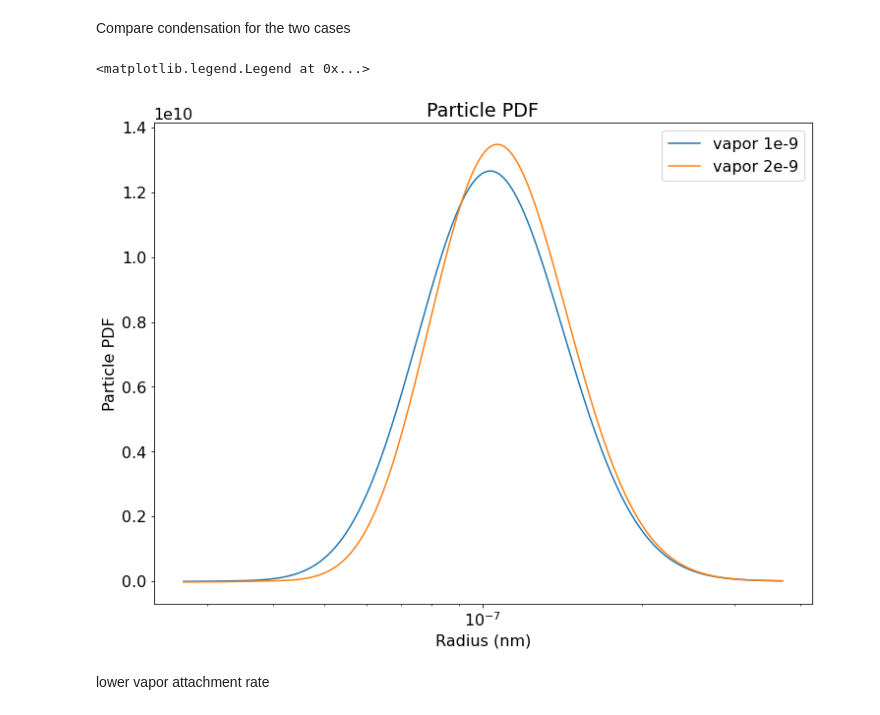
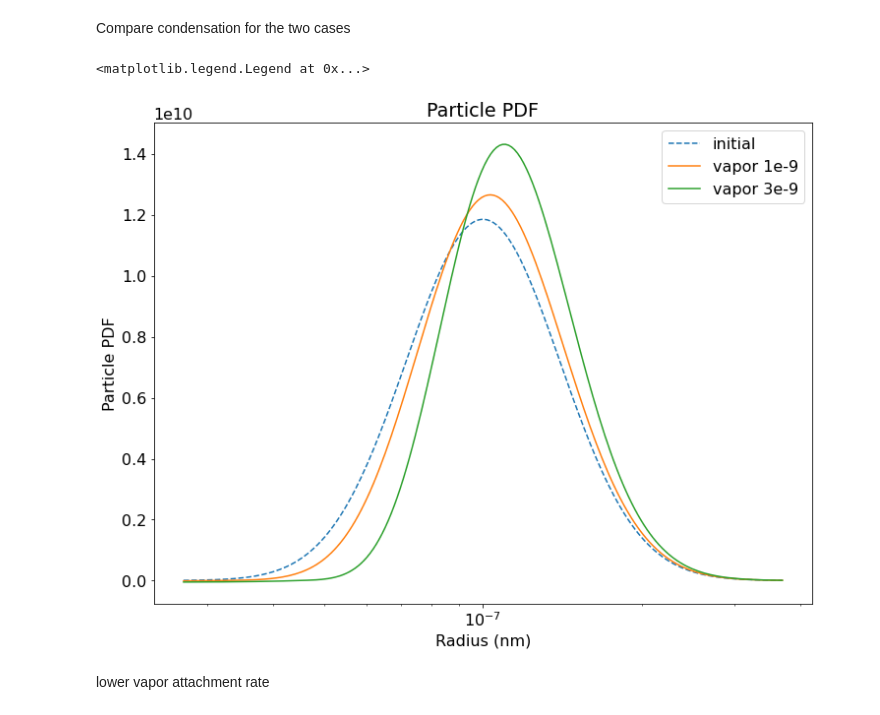
Before and after one commit to Gorkowski/Atmospheric_Science_Class, a Jupyter notebook: Classes/Part2/Lec_condensation_nucleation.ipynb, the cells around one changed output. Cells and saved outputs as stored; diff of their text form; code cells hidden in the pictures.

```diff
--- a/Classes/Part2/Lec_condensation_nucleation.ipynb
+++ b/Classes/Part2/Lec_condensation_nucleation.ipynb
@@ -114,7 +116,7 @@ specifics_low = {
     "vapor_concentration": 1e-9, # /cc
     "particle_formation_rate": 0,
     "vapor_attachment": 1,
-    "coagulation": 0,
+    "do_coag":0,
 }
 
 part_dist_low= Particle( **specifics_low)
@@ -124,14 +126,14 @@ sols_low = s_low.solution()
 
 
 fig, ax = plt.subplots()
-ax.semilogx(part_dist_low.particle_radius.m, sols_low[0]*part_dist_low.particle_radius.m, label="initial")
+ax.semilogx(part_dist_low.particle_radius.m, sols_low[0]*part_dist_low.particle_radius.m, label="initial", linestyle='dashed')
 ax.semilogx(part_dist_low.particle_radius.m, sols_low[1]*part_dist_low.particle_radius.m, label="mid")
 ax.semilogx(part_dist_low.particle_radius.m, sols_low[-1]*part_dist_low.particle_radius.m, label="end")
 ax.set_xlabel("Radius (nm)")
-ax.set_ylabel("Particle PDF")
-ax.set_title("Particle PDF")
+ax.set_ylabel("Particle [#/m3]")
+ax.set_title("Particle [#/m3]")
 ax.legend()
 
-# 2 min runtime
+# 1 min runtime
 # %% [output]
 <matplotlib.legend.Legend at 0x...>
@@ -149,10 +151,10 @@ specifics_mid = {
     "nparticles": 1e4, # 1e4 #
     "volume": 1e-6, # /cc
     "spacing": 'logspace',
-    "vapor_concentration": 2e-9, # /cc
+    "vapor_concentration": 3e-9, # /cc
     "particle_formation_rate": 0,
     "vapor_attachment": 1,
-    "coagulation": 0,
+    "do_coag":0,
 }
 
 part_dist_mid= Particle( **specifics_mid)
@@ -162,13 +164,13 @@ sols_mid = s_mid.solution()
 
 
 fig, ax = plt.subplots()
-ax.semilogx(part_dist_mid.particle_radius.m, sols_mid[0]*part_dist_mid.particle_radius.m, label="initial")
+ax.semilogx(part_dist_mid.particle_radius.m, sols_mid[0]*part_dist_mid.particle_radius.m, label="initial", linestyle='dashed')
 ax.semilogx(part_dist_mid.particle_radius.m, sols_mid[1]*part_dist_mid.particle_radius.m, label="mid")
 ax.semilogx(part_dist_mid.particle_radius.m, sols_mid[-1]*part_dist_mid.particle_radius.m, label="end")
 
 ax.set_xlabel("Radius (nm)")
-ax.set_ylabel("Particle PDF")
-ax.set_title("Particle PDF")
+ax.set_ylabel("Particle [#/m3]")
+ax.set_title("Particle [#/m3]")
 ax.legend()
 
 # 1 min runtime
@@ -179,14 +181,15 @@ ax.legend()
 Compare condensation for the two cases
 # %%
 fig, ax = plt.subplots()
+ax.semilogx(part_dist_low.particle_radius.m, sols_low[0]*part_dist_low.particle_radius.m, label="initial", linestyle='dashed')
 ax.semilogx(part_dist_low.particle_radius.m, sols_low[-1]*part_dist_low.particle_radius.m, label="vapor 1e-9")
-ax.semilogx(part_dist_mid.particle_radius.m, sols_mid[-1]*part_dist_mid.particle_radius.m, label="vapor 2e-9")
+ax.semilogx(part_dist_mid.particle_radius.m, sols_mid[-1]*part_dist_mid.particle_radius.m, label="vapor 3e-9")
 ax.set_xlabel("Radius (nm)")
 ax.set_ylabel("Particle PDF")
 ax.set_title("Particle PDF")
 ax.legend()
 # %% [output]
 <matplotlib.legend.Legend at 0x...>
-[figure, old version]
+[figure, new version]
 # %% [markdown]
 lower vapor attachment rate
```
Also changed, not shown: parts of 11 cells of this notebook, 1 other file.
